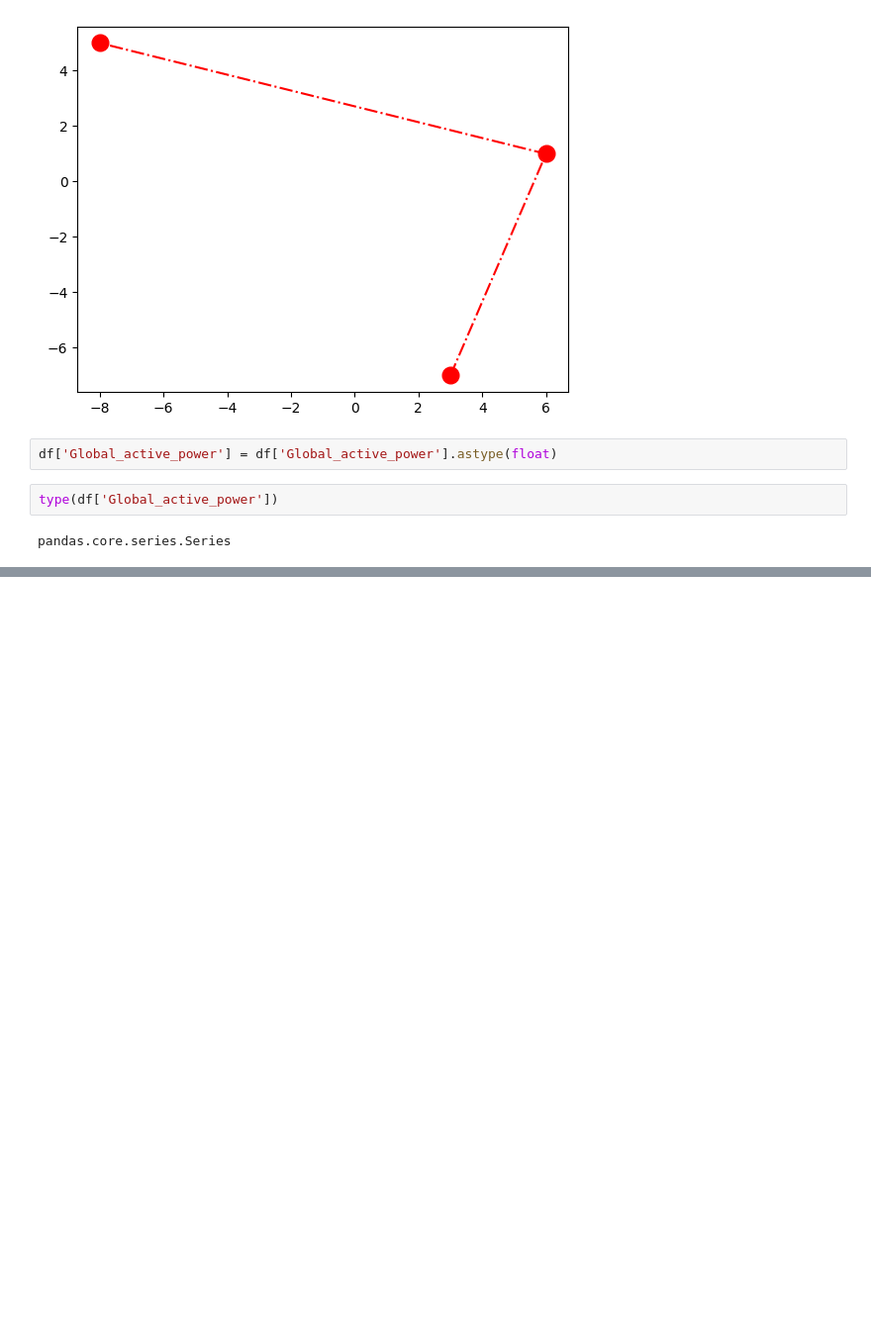
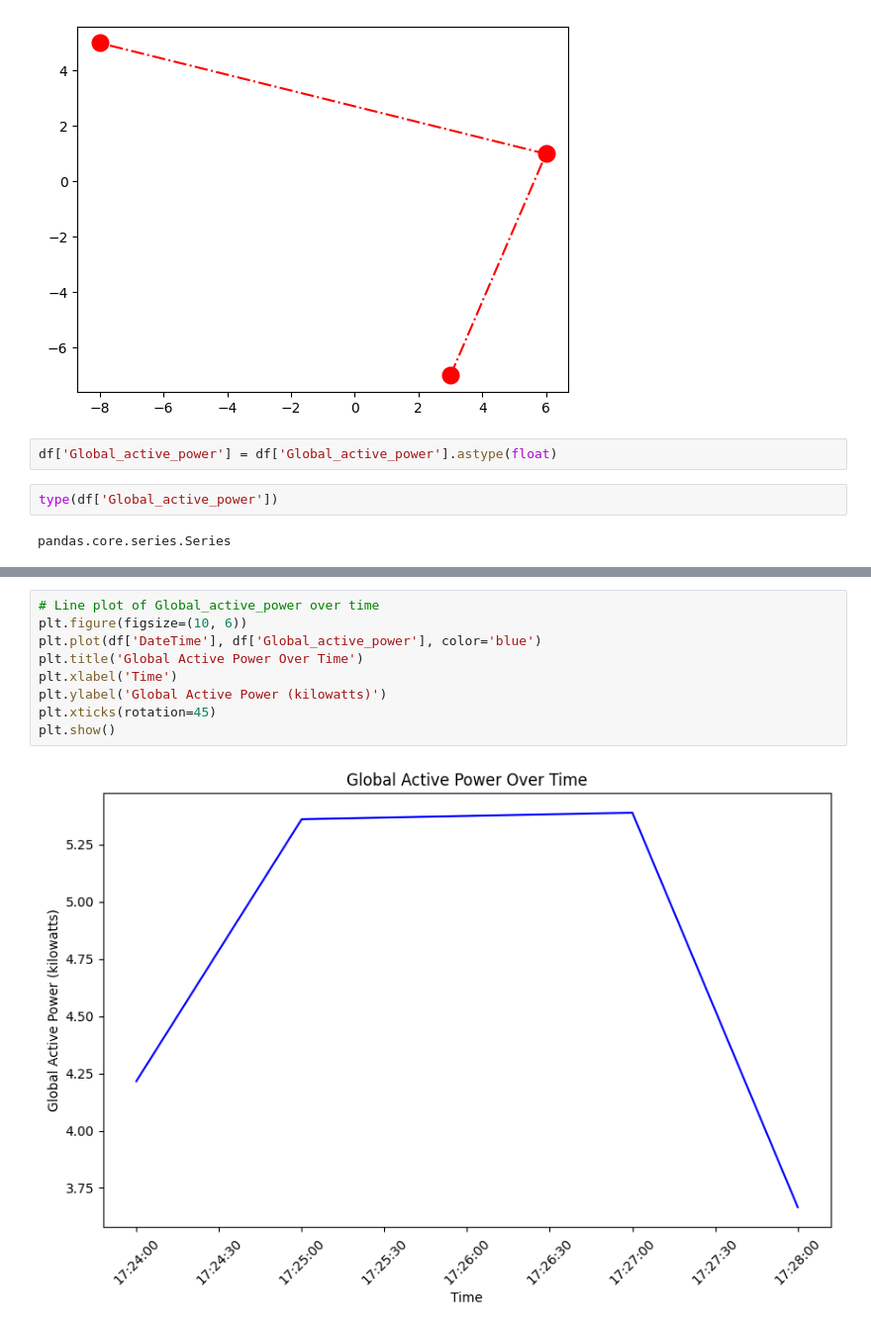
Before and after one commit to Sridevimesala/Energy_Prediction-, a Jupyter notebook: Energy_Predicition.ipynb, the cells around one changed output, grey strips where cells are left out. Shown at 99% size. Cells and saved outputs as stored; diff of their text form; blank space fills up the shorter version.

```diff
--- a/Energy_Predicition.ipynb
+++ b/Energy_Predicition.ipynb
@@ -199,0 +277,11 @@ pandas.core.series.Series
+# %%
+# Line plot of Global_active_power over time
+plt.figure(figsize=(10, 6))
+plt.plot(df['DateTime'], df['Global_active_power'], color='blue')
+plt.title('Global Active Power Over Time')
+plt.xlabel('Time')
+plt.ylabel('Global Active Power (kilowatts)')
+plt.xticks(rotation=45)
+plt.show()
+# %% [output]
+[figure, added]
```
Also changed, not shown: parts of 23 cells of this notebook.
